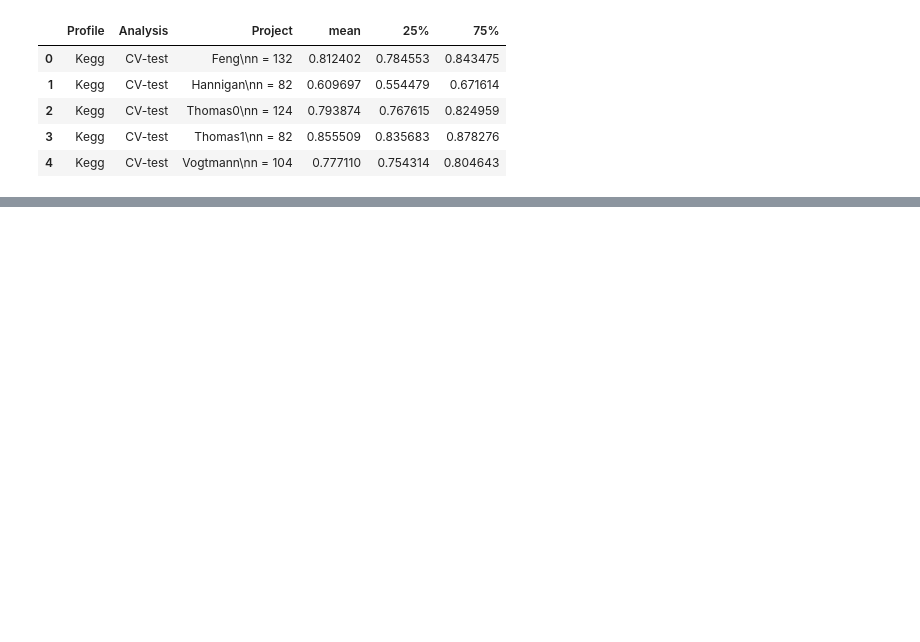
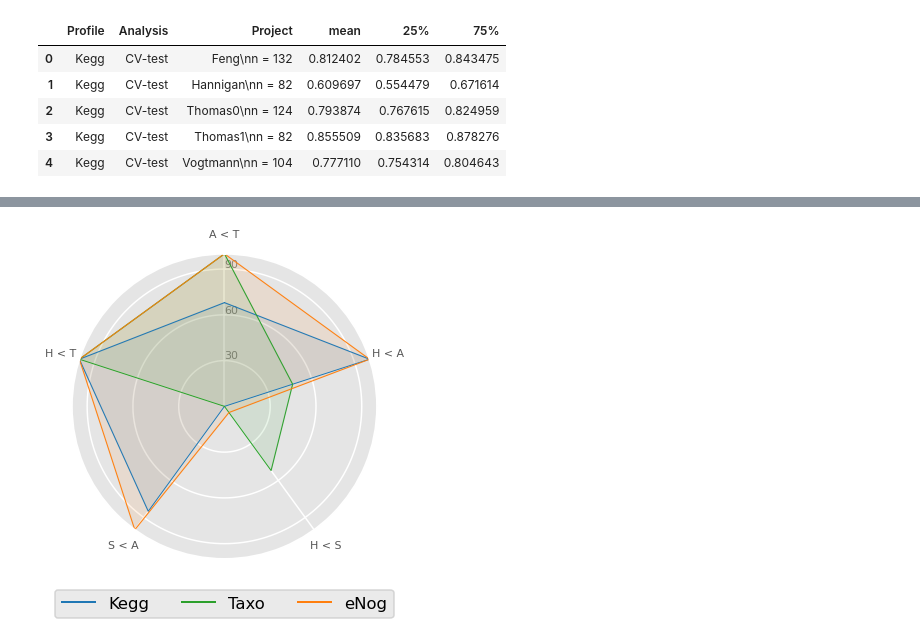
Before and after one commit to babelomics/metagenomic-crc, a Jupyter notebook: machine_learning/plot_results.ipynb, the cells around one changed output, grey strips where cells are left out. Saved outputs shown, nothing was run; the diff lists cells and outputs as text; code cells hidden in the pictures; blank space fills up the shorter version.

Commit message:
Add figures in all formats.

```diff
--- a/machine_learning/plot_results.ipynb
+++ b/machine_learning/plot_results.ipynb
@@ -1077,0 +1125,97 @@ g
+# %%
+df = df.rename(
+    columns={"healthy_l_adenoma": "H < A",
+             "adenoma_l_crc": "A < T",
+             "small_l_adenoma": "S < A",
+             "healthy_l_small": "H < S",
+             "healthy_l_crc": "H < T"
+            })
+
+df = df.replace({"KEGG_KOs": "Kegg", "centrifuge": "Taxo"})
+
+# df["%AUC"] = [79, 87, 85]
+df = df.rename(columns={"index": "Profile"})
+df["Profile"] = df["Profile"].replace({"OGs": "eNog"})
+df = df.sort_values(by="Profile")
+df = df.reset_index()
+df = df.drop("index", axis=1)
+# df
+# %%
+# Libraries
+import matplotlib.pyplot as plt
+import pandas as pd
+from math import pi
+import itertools
+import matplotlib._color_data as mcd
+
+xkcd = [mcd.XKCD_COLORS["xkcd:" + n] for n in ["lavender", "khaki", "purple"]]
+tab = [mcd.TABLEAU_COLORS["tab:" + n] for n in ["blue", "green", "orange"]]
+
+
+plt.style.use("ggplot")
+sns.set_context("talk")
+sns.set_palette("tab10")
+palette = itertools.cycle(sns.color_palette("tab10"))
+
+# Set data
+
+# number of variable
+categories=df.columns[1:]
+N = len(categories)
+
+# What will be the angle of each axis in the plot? (we divide the plot / number of variable)
+angles = [n / float(N) * 2 * pi for n in range(N)]
+angles += angles[:1]
+
+# Initialise the spider plot
+fig = plt.figure(figsize=(6, 6))
+ax = plt.subplot(111, polar=True)
+
+# If you want the first axis to be on top:
+ax.set_theta_offset(pi / 2)
+ax.set_theta_direction(-1)
+
+# Draw one axe per variable + add labels labels yet
+plt.xticks(angles[:-1], categories, size=11)
+
+# Draw ylabels
+ax.set_rlabel_position(0)
+plt.yticks([30, 60, 90], ["30","60","90"], color="grey", size=11)
+plt.ylim(0, 100)
+
+
+# Plot each individual = each line of the data
+# I don't do a loop, because plotting more than 3 groups makes the chart unreadable
+
+for i in range(df.shape[0]):
+    values=df.loc[i].drop('Profile').values.flatten().tolist()
+    values += values[:1]
+    print(values)
+    color = next(palette)
+    color = tab[i]
+    ax.plot(angles, values, linewidth=1, linestyle='solid', label=df.iloc[i, 0], color=color)
+    ax.fill(angles, values, alpha=0.1, color=color)
+
+# Add legend
+leg = plt.legend(loc=8, ncol=3,  bbox_to_anchor=(0.5, -0.22))
+# leg = plt.legend(loc="upper right", bbox_to_anchor=(1.5, 1.5))
+# set the linewidth of each legend object
+# plt.legend()
+for legobj in leg.legendHandles:
+    legobj.set_linewidth(2.0)
+plt.tight_layout()
+
+EXTENSIONS = ["pdf", "png", "svg"]
+fig_folder_path = results_path.joinpath("combined")
+for ext in EXTENSIONS:
+    fname = f"{condition}_adenoma_radar.{ext}"
+    fig_path = fig_folder_path.joinpath(
+        fname
+    )
+    plt.savefig(fig_path, dpi=300, bbox_inches="tight", pad_inches=0.01)
+#     if ext == "svg":
+    plt.savefig(project_path.joinpath("figures", fname), dpi=300, bbox_inches="tight", pad_inches=0.1)
+
+plt.show()
+plt.close()
+# %% [output]
@@ -1077,0 +1225 @@ g
+[figure, added]
```
Also changed, not shown: parts of 28 cells of this notebook, 25 other files.
